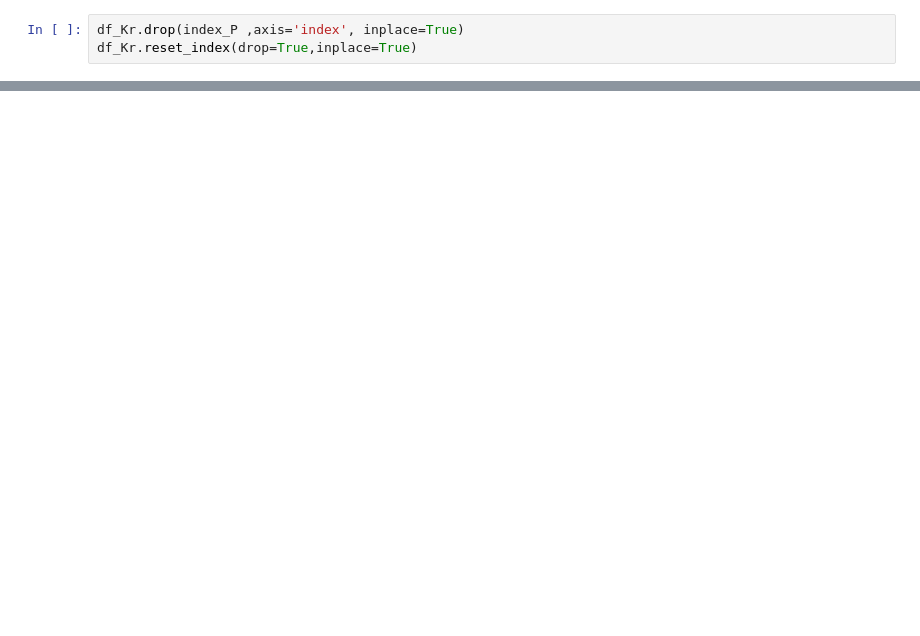
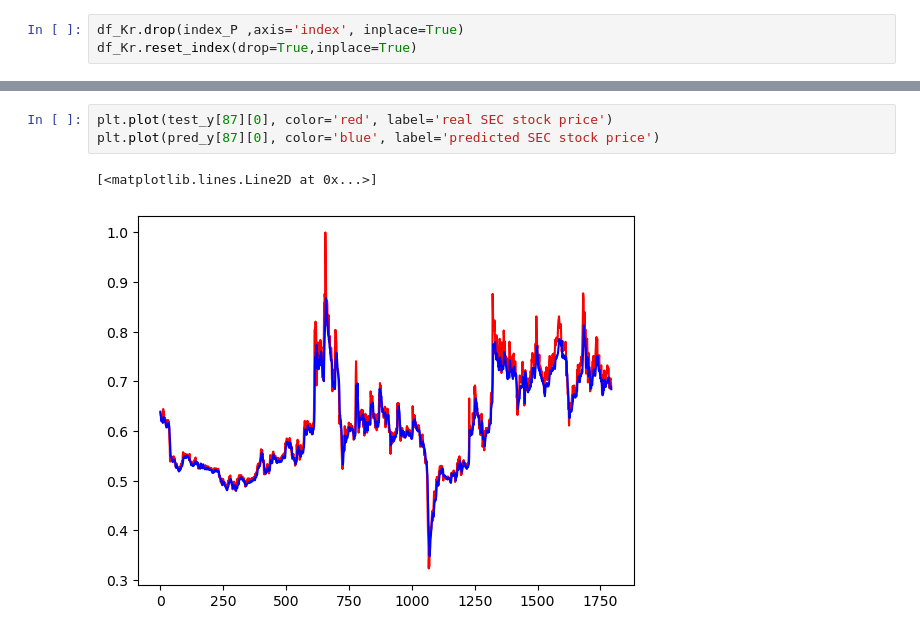
Before and after one commit to Hy-MDL/DB, a Jupyter notebook: Total_Kospi.ipynb, the cells around one changed output, grey strips where cells are left out. Saved outputs shown, nothing was run; the diff lists cells and outputs as text; blank space fills up the shorter version.

```diff
--- a/Total_Kospi.ipynb
+++ b/Total_Kospi.ipynb
@@ -803,0 +798,6 @@ plt.plot(pred_y[3], color='blue', label='predicted SEC stock price')
+# %%
+plt.plot(test_y[87][0], color='red', label='real SEC stock price')
+plt.plot(pred_y[87][0], color='blue', label='predicted SEC stock price')
+# %% [output]
+[<matplotlib.lines.Line2D at 0x...>]
+[figure, added]
```
Also changed, not shown: parts of 38 cells of this notebook, 6 other files.
